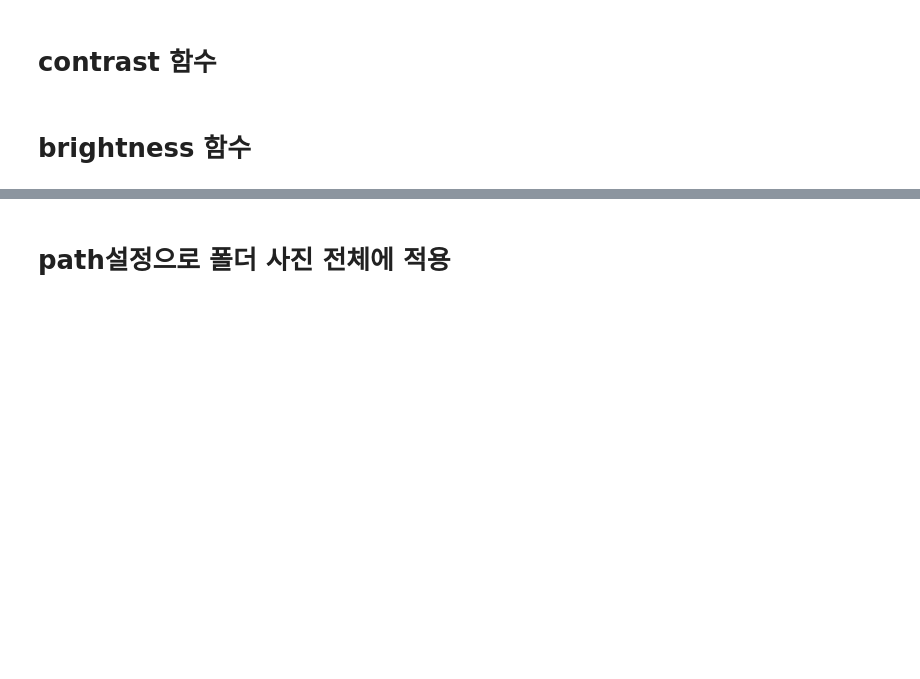
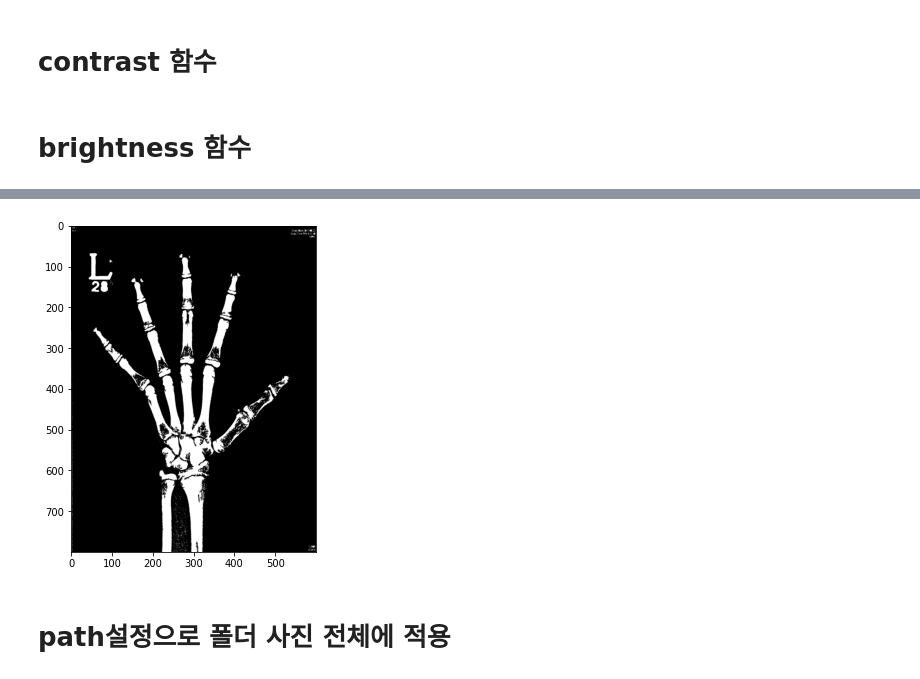
Before and after one commit to kikiru328/Bone_Detection, a Jupyter notebook: 승혜/img_preprocessing_def(최종).ipynb, the cells around one changed output, grey strips where cells are left out. Drawn from its saved outputs; the diff is of its cells as text; code cells hidden in the pictures; blank space fills up the shorter version.

```diff
--- a/승혜/img_preprocessing_def(최종).ipynb
+++ b/승혜/img_preprocessing_def(최종).ipynb
@@ -48,13 +204,12 @@ uploaded = files.upload()
 # %%
 # 이미지 1개 img 적용
-img = cv2.imread('166_F.jpg',cv2.IMREAD_COLOR)
+img = cv2.imread('400_F.jpg',cv2.IMREAD_COLOR)
 # %%
 # 이미지 전처리 함수 (img, 모폴로지값1, 모폴로지값2, 필터값(d,e))
 def merong(img,a,b,d,e):
   # 이미지 가져오기
   # img = cv2.imread('1_F_손목 - 복사본.jpg',cv2.IMREAD_COLOR)
   img1 = img
-
   # 밝기 조정
   if bright_ness(img1) > 0.8:
     img1 = np.clip(img1 - 80., 0, 255).astype(np.uint8)
@@ -63,7 +218,6 @@ def merong(img,a,b,d,e):
   elif bright_ness(img1) > 0.65:
     img1 = np.clip(img1 - 30., 0, 255).astype(np.uint8)
   else: img1 = np.clip(img1 - 10., 0, 255).astype(np.uint8)
-
   # plt.imshow(img1)
   # plt.show()
 
@@ -139,52 +293,46 @@ def merong(img,a,b,d,e):
   # contrast
   img2 = cv2.cvtColor(img2, cv2.COLOR_BGR2RGB)
   img2 = cv2.cvtColor(img2, cv2.COLOR_BGR2GRAY)
-  # img2= contrast(img2,mask,c)
-  # if img2.mean() <= 15:
-  #     low = img2.mean() * 2.3
-  #     high = img2.mean() * 2.5
-  # elif img2.mean() <= 20:
-  #     low = img2.mean() * 2.3
-  #     high = img2.mean() * 2.8
-  # else:
-  #     low = img2.mean() * 2.3
-  #     high = img2.mean() * 3
+
   if img2.mean() <= 15:
-      low = img2.mean() * 3
-      high = img2.mean() * 3.5
+      low = img2.mean() * 3.2
+      high = img2.mean() * 3.6
   elif img2.mean() <= 20:
       low = img2.mean() * 3
       high = img2.mean() * 3.6
   else:
       low = img2.mean() * 3
       high = img2.mean() * 3.7
 
   img2 = cv2.blur(img2,(2,2))
   img2 = contrast_roi(img2, low, high)
 
 
 
 
   # # 뼈강조하고 마스크랑 비트 연산
   # # 모폴로지
   # k2 = cv2.getStructuringElement(cv2.MORPH_CROSS, (c, c))
   # img = cv2.morphologyEx(img, cv2.MORPH_TOPHAT, k2)
 
 
   # 컨투어
   contours, hierarchy = cv2.findContours(img2, cv2.RETR_EXTERNAL, cv2.CHAIN_APPROX_SIMPLE)
   cv2.drawContours(img2, contours, -1, (255, 255, 255), -1)
 
   # 마스크랑 비트 연산 - 이미지랑 마스크 둘 다에서 흰색인 부분만 출력
   img2 = cv2.bitwise_and(img2, mask)
   # img = cv2.resize(img, (256, 256), interpolation=cv2.INTER_AREA)
   img2 = cv2.cvtColor(img2, cv2.COLOR_GRAY2BGR)
   img2 = cv2.blur(img2,(2,2))
+  img2 = cv2.resize(img2, (600, 800))
 
-  plt.figure(figsize=(12,10))
+  plt.figure(figsize=(8,6))
   plt.imshow(img2,'gray')
   plt.show()
 
-# merong(img,60,55,25,10)
+merong(img,60,55,50,25)
+# %% [output]
+[figure, added]
 # %% [markdown]
 # path설정으로 폴더 사진 전체에 적용
```
Also changed, not shown: parts of 11 cells of this notebook.
